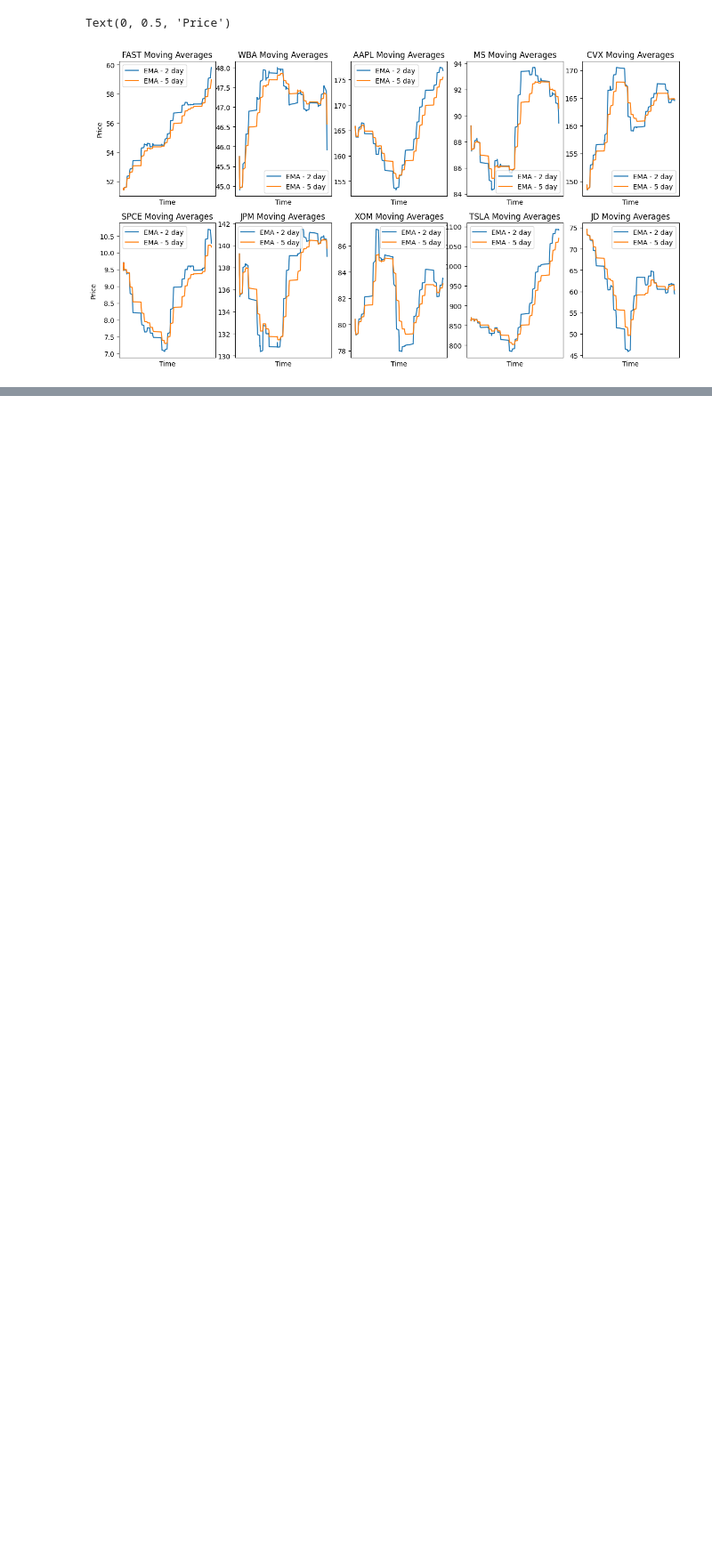
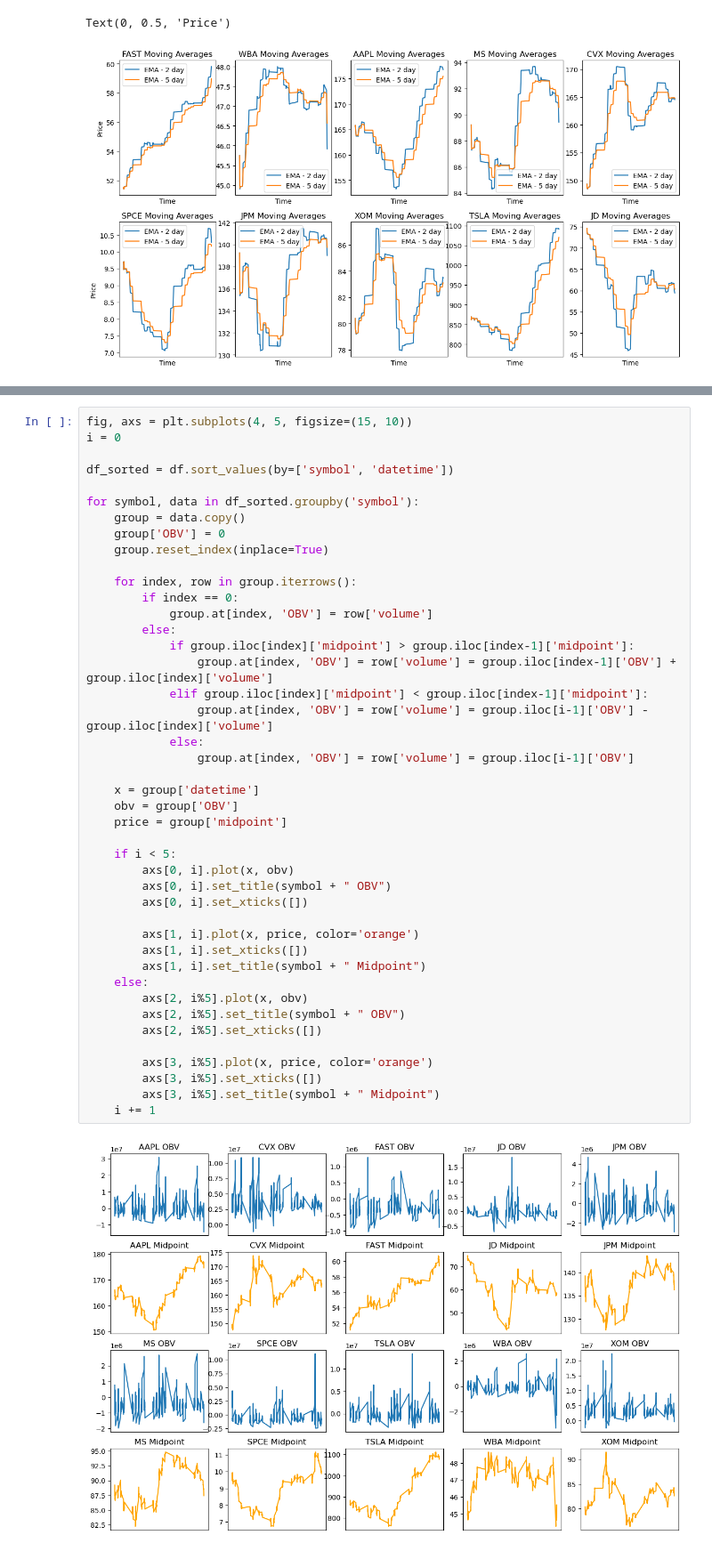
Before and after one commit to omkarp1013/VoleonTradingCase, a Jupyter notebook: indicators.ipynb, the cells around one changed output, grey strips where cells are left out. Shown at 89% size. Cells and saved outputs as stored; diff of their text form; blank space fills up the shorter version.

```diff
--- a/indicators.ipynb
+++ b/indicators.ipynb
@@ -162,0 +153,45 @@ Text(0, 0.5, 'Price')
+# %%
+fig, axs = plt.subplots(4, 5, figsize=(15, 10))
+i = 0
+
+df_sorted = df.sort_values(by=['symbol', 'datetime'])
+
+for symbol, data in df_sorted.groupby('symbol'):
+    group = data.copy()
+    group['OBV'] = 0
+    group.reset_index(inplace=True)
+
+    for index, row in group.iterrows():
+        if index == 0:
+            group.at[index, 'OBV'] = row['volume']
+        else:
+            if group.iloc[index]['midpoint'] > group.iloc[index-1]['midpoint']:
+                group.at[index, 'OBV'] = row['volume'] = group.iloc[index-1]['OBV'] + group.iloc[index]['volume']
+            elif group.iloc[index]['midpoint'] < group.iloc[index-1]['midpoint']:
+                group.at[index, 'OBV'] = row['volume'] = group.iloc[i-1]['OBV'] - group.iloc[index]['volume']
+            else:
+                group.at[index, 'OBV'] = row['volume'] = group.iloc[i-1]['OBV']
+
+    x = group['datetime']
+    obv = group['OBV']
+    price = group['midpoint']
+
+    if i < 5:
+        axs[0, i].plot(x, obv)
+        axs[0, i].set_title(symbol + " OBV")
+        axs[0, i].set_xticks([])
+
+        axs[1, i].plot(x, price, color='orange')
+        axs[1, i].set_xticks([])
+        axs[1, i].set_title(symbol + " Midpoint")
+    else:
+        axs[2, i%5].plot(x, obv)
+        axs[2, i%5].set_title(symbol + " OBV")
+        axs[2, i%5].set_xticks([])
+
+        axs[3, i%5].plot(x, price, color='orange')
+        axs[3, i%5].set_xticks([])
+        axs[3, i%5].set_title(symbol + " Midpoint")
+    i += 1
+# %% [output]
+[figure, added]
```
Also changed, not shown: parts of 23 cells of this notebook.
